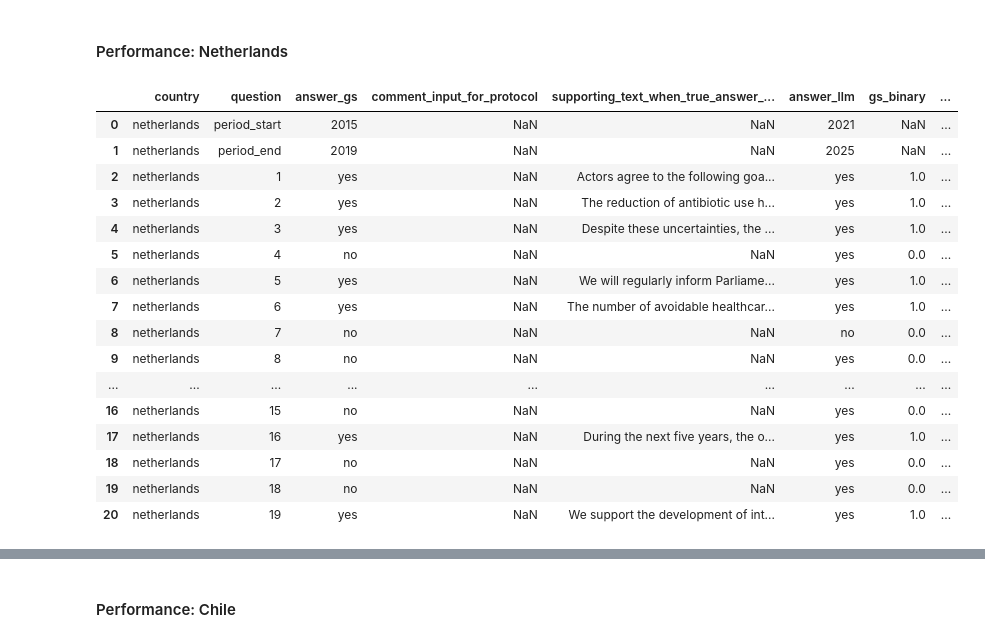
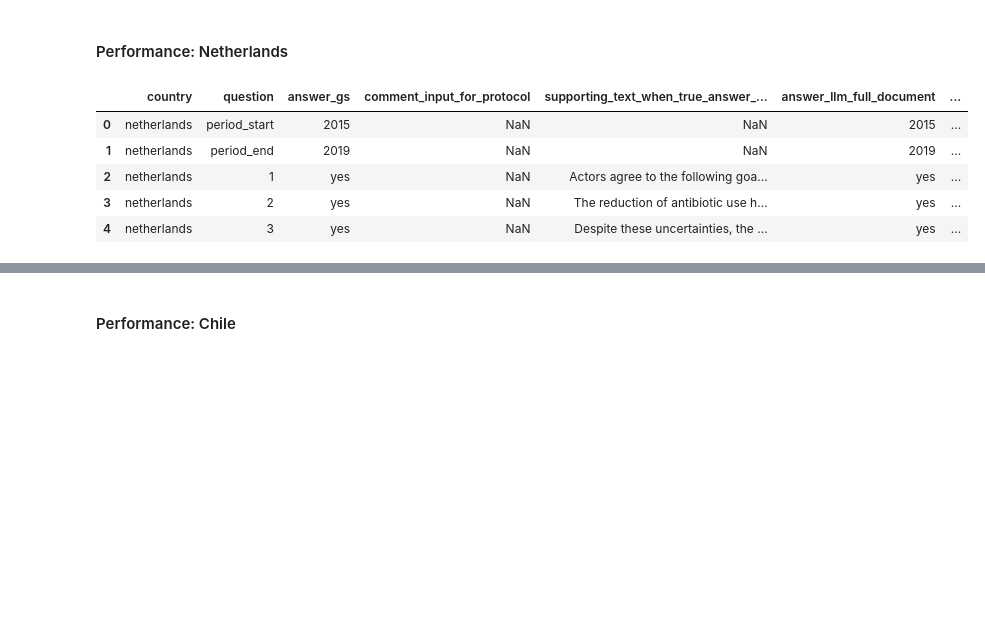
Before and after one commit to gmelmed/UKHSA-Capstone, a Jupyter notebook: notebooks/4-nap_prompting_test_full_doc_ss_2102_1210.ipynb, the cells around one changed output, grey strips where cells are left out. Drawn from its saved outputs; the diff is of its cells as text; code cells hidden in the pictures; blank space fills up the shorter version.

Commit message:
Update notebooks including performance file

```diff
--- a/notebooks/4-nap_prompting_test_full_doc_ss_2102_1210.ipynb
+++ b/notebooks/4-nap_prompting_test_full_doc_ss_2102_1210.ipynb
@@ -218,5 +201,24 @@ model_answers_df["question"] = model_answers_df["question"].replace(question_map
 
 # Merge based on country and question
 merged_df = pd.merge(annotations_df, model_answers_df, on=["country", "question"], suffixes=('_gs', '_llm'))
+# %%
+# Saving file .xlsx with results
+folder_per = f"../data/6-performance/performance_{country_name}.xlsx"
+
+# Verifying if the file already exists
+if not os.path.exists(folder_per):
+    # Si el archivo no existe, guardar el DataFrame
+    merged_df.to_excel(folder_per, index=False, engine="openpyxl")
+else:
+    # If file do exist, read it and merge
+    performance_df = pd.read_excel(folder_per)
+    performance_select_df=performance_df.loc[:, ['country', 'question', 'answer_llm_chunking','supporting_chunks']]
+    merged2_df = merged_df.join(performance_select_df, how='inner',lsuffix='_left', rsuffix='_right')
+    # Dropping repeated columns
+    merged2_df = merged2_df.drop(columns=['country_right', 'question_right'])
+    # Changing names of the columns
+    merged2_df = merged2_df.rename(columns={'country_left': 'country', 'question_left': 'question'})
+    merged2_df.to_excel(folder_per, index=False, engine="openpyxl")
+merged2_df.head()
 # %%
 merged_df
@@ -311,7 +283,8 @@ for q in response_json["questions"]:
     model_answers.append({
         "country": country_name,
         "question": q["question"],
-        "answer": q["answer"]
+        "answer": q["answer"],
+        "supporting_text":q["supporting_text"]
     })
 
 # Convert to DataFrame
@@ -343,27 +316,33 @@ question_mapping = {
 model_answers_df["question"] = model_answers_df["question"].replace(question_mapping)
 
 # Merge based on country and question
-merged_df = pd.merge(annotations_df, model_answers_df, on=["country", "question"], suffixes=('_gs', '_llm'))
+merged_df = pd.merge(annotations_df, model_answers_df, on=["country", "question"], suffixes=('_gs', '_llm_full_document'))
-# %%
-merged_df
-# %% [output]
-|  | country | question | answer_gs | comment_input_for_protocol | supporting_text_when_true_answer_... | answer_llm | gs_binary | ... |
-| 0 | netherlands | period_start | 2015 | NaN | NaN | 2021 | NaN | ... |
-| 1 | netherlands | period_end | 2019 | NaN | NaN | 2025 | NaN | ... |
-| 2 | netherlands | 1 | yes | NaN | Actors agree to the following goa... | yes | 1.0 | ... |
-| 3 | netherlands | 2 | yes | NaN | The reduction of antibiotic use h... | yes | 1.0 | ... |
-| 4 | netherlands | 3 | yes | NaN | Despite these uncertainties, the ... | yes | 1.0 | ... |
-| 5 | netherlands | 4 | no | NaN | NaN | yes | 0.0 | ... |
-| 6 | netherlands | 5 | yes | NaN | We will regularly inform Parliame... | yes | 1.0 | ... |
-| 7 | netherlands | 6 | yes | NaN | The number of avoidable healthcar... | yes | 1.0 | ... |
-| 8 | netherlands | 7 | no | NaN | NaN | no | 0.0 | ... |
-| 9 | netherlands | 8 | no | NaN | NaN | yes | 0.0 | ... |
-| ... | ... | ... | ... | ... | ... | ... | ... | ... |
-| 16 | netherlands | 15 | no | NaN | NaN | yes | 0.0 | ... |
-| 17 | netherlands | 16 | yes | NaN | During the next five years, the o... | yes | 1.0 | ... |
-| 18 | netherlands | 17 | no | NaN | NaN | yes | 0.0 | ... |
-| 19 | netherlands | 18 | no | NaN | NaN | yes | 0.0 | ... |
-| 20 | netherlands | 19 | yes | NaN | We support the development of int... | yes | 1.0 | ... |
+# %%
+# Saving file .xlsx with results
+folder_per = f"../data/6-performance/performance_{country_name}.xlsx"
+
+# Verifying if the file already exists
+if not os.path.exists(folder_per):
+    # Si el archivo no existe, guardar el DataFrame
+    merged_df.to_excel(folder_per, index=False, engine="openpyxl")
+else:
+    # If file do exist, read it and merge
+    performance_df = pd.read_excel(folder_per)
+    performance_select_df=performance_df.loc[:, ['country', 'question', 'answer_llm_chunking','supporting_chunks']]
+    merged2_df = merged_df.join(performance_select_df, how='inner',lsuffix='_left', rsuffix='_right')
+    # Dropping repeated columns
+    merged2_df = merged2_df.drop(columns=['country_right', 'question_right'])
+    # Changing names of the columns
+    merged2_df = merged2_df.rename(columns={'country_left': 'country', 'question_left': 'question'})
+    merged2_df.to_excel(folder_per, index=False, engine="openpyxl")
+merged2_df.head()
+# %% [output]
+|  | country | question | answer_gs | comment_input_for_protocol | supporting_text_when_true_answer_... | answer_llm_full_document | ... |
+| 0 | netherlands | period_start | 2015 | NaN | NaN | 2015 | ... |
+| 1 | netherlands | period_end | 2019 | NaN | NaN | 2019 | ... |
+| 2 | netherlands | 1 | yes | NaN | Actors agree to the following goa... | yes | ... |
+| 3 | netherlands | 2 | yes | NaN | The reduction of antibiotic use h... | yes | ... |
+| 4 | netherlands | 3 | yes | NaN | Despite these uncertainties, the ... | yes | ... |
 # %%
 from sklearn.metrics import accuracy_score, precision_score, recall_score, f1_score
 
```
Also changed, not shown: parts of 12 cells of this notebook, 8 other files.
